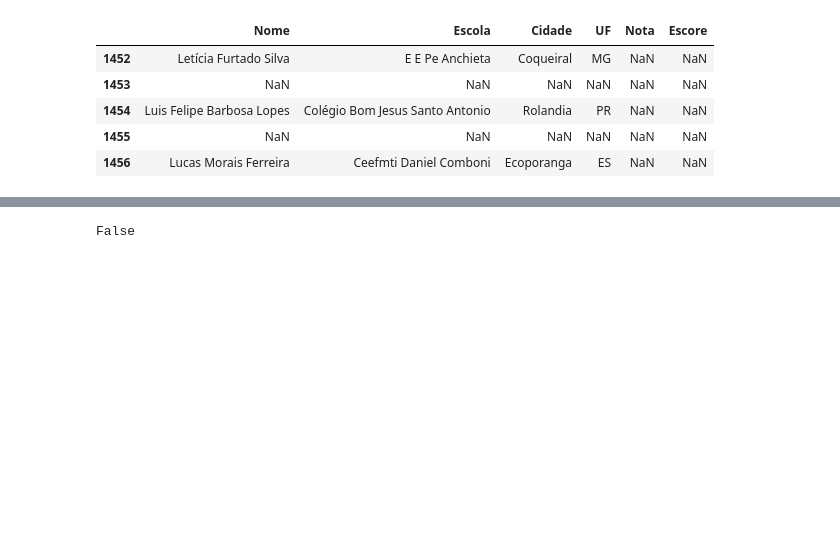
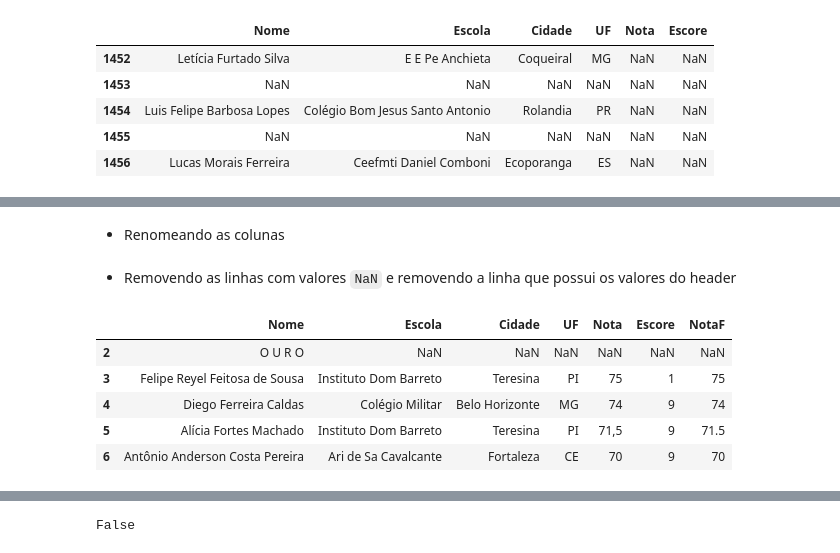
Before and after one commit to ordepzero/onc, a Jupyter notebook: ONC Data Wrangling.ipynb, the cells around one changed output, grey strips where cells are left out. Cells and saved outputs as stored; diff of their text form; code cells hidden in the pictures; blank space fills up the shorter version.

```diff
--- a/ONC Data Wrangling.ipynb
+++ b/ONC Data Wrangling.ipynb
@@ -326,0 +300,3 @@ Name: medal, dtype: object
+# %%
+df_uni = pd.concat(dfs)
+df_uni.shape
@@ -326,0 +314,18 @@ Name: medal, dtype: object
+# %% [markdown]
+- Renomeando as colunas
+# %%
+cols = ['Nome', 'Escola', 'Cidade', 'UF', 'Nota','Escore']
+df_uni.columns = cols
+# %% [markdown]
+- Removendo as linhas com valores `NaN` e removendo a linha que possui os valores do header
+# %%
+df_uni = df_uni.dropna(axis=0,how='all')
+df_uni = df_uni.drop(0)
+df_uni.head()
+# %% [output]
+|  | Nome | Escola | Cidade | UF | Nota | Escore | NotaF |
+| 2 | O U R O | NaN | NaN | NaN | NaN | NaN | NaN |
+| 3 | Felipe Reyel Feitosa de Sousa | Instituto Dom Barreto | Teresina | PI | 75 | 1 | 75 |
+| 4 | Diego Ferreira Caldas | Colégio Militar | Belo Horizonte | MG | 74 | 9 | 74 |
+| 5 | Alícia Fortes Machado | Instituto Dom Barreto | Teresina | PI | 71,5 | 9 | 71.5 |
+| 6 | Antônio Anderson Costa Pereira | Ari de Sa Cavalcante | Fortaleza | CE | 70 | 9 | 70 |
```
Also changed, not shown: parts of 71 cells of this notebook, 18 other files.
